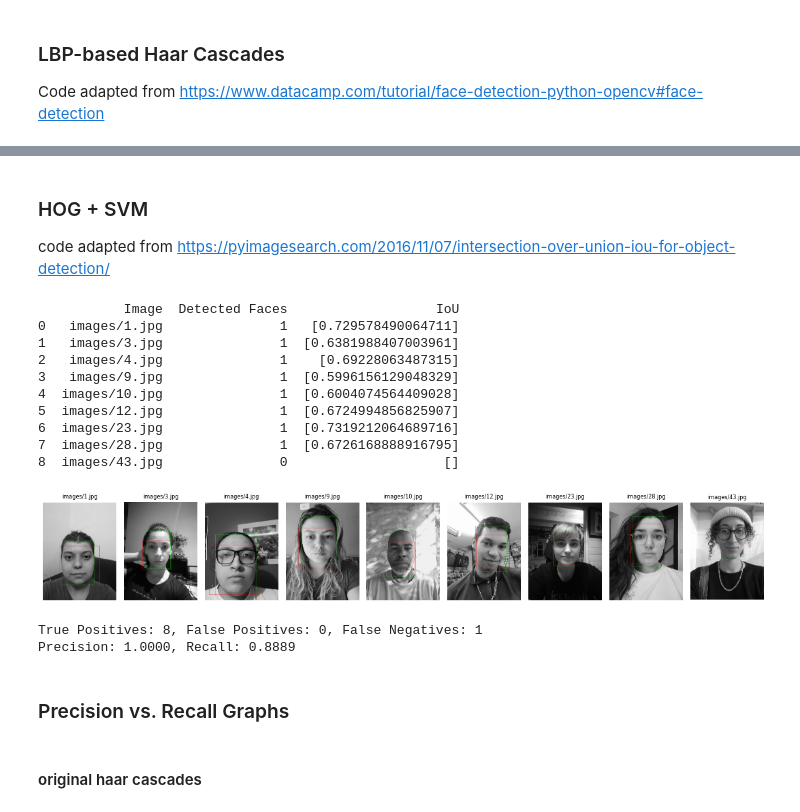
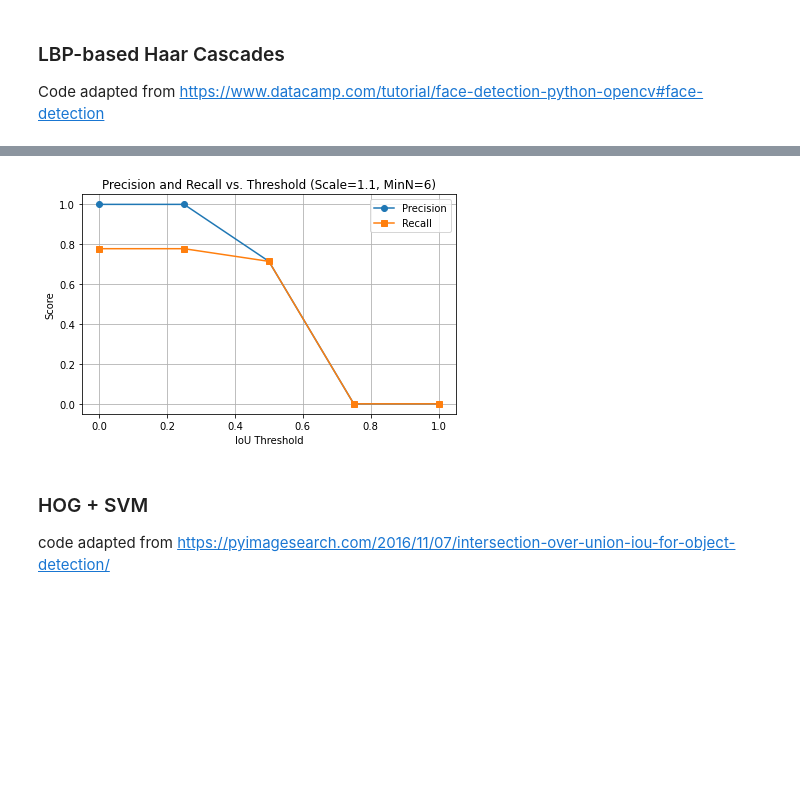
Before and after one commit to suxxmjz/encm-509-final-project, a Jupyter notebook: face_detection.ipynb, the cells around one changed output, grey strips where cells are left out. Cells and saved outputs as stored; diff of their text form; code cells hidden in the pictures; blank space fills up the shorter version.

```diff
--- a/face_detection.ipynb
+++ b/face_detection.ipynb
@@ -509,3 +691,31 @@ Precision: 0.0000, Recall: 0.0000
+# %%
+thresholds_6 = [0, 0.25, 0.50, 0.75, 1.0]
+precisions_6 = []
+recalls_6 = []
+
+for threshold_6 in thresholds_6:
+    TP_6, FP_6, FN_6 = calc_metrics_from_iou_threshold(threshold_6, df_results_6['IoU'])
+
+    precision_6 = TP_6 / (TP_6 + FP_6) if (TP_6 + FP_6) else 0
+    recall_6 = TP_6 / (TP_6 + FN_6) if (TP_6 + FN_6) else 0
+
+    precisions_6.append(precision_6)
+    recalls_6.append(recall_6)
+
+# Plotting precision and recall vs threshold
+plt.figure(figsize=(6, 4))
+plt.plot(thresholds_6, precisions_6, marker='o', label='Precision')
+plt.plot(thresholds_6, recalls_6, marker='s', label='Recall')
+
+plt.xlabel("IoU Threshold")
+plt.ylabel("Score")
+plt.title("Precision and Recall vs. Threshold (Scale=1.1, MinN=6)")
+plt.legend()
+plt.grid(True)
+plt.tight_layout()
+plt.show()
+# %% [output]
+[figure, added]
 # %% [markdown]
 ### HOG + SVM
 
@@ -594,35 +804,3 @@ def hog_svm_faces(images, truth_data):
         image_names.append(truth['name'])
 
     return results, processed_images, image_names, all_iou_scores
-
-results, processed_images, image_names, iou_scores = hog_svm_faces(grayscale_images, valid_truth_data)
-df_results_hog = pd.DataFrame(results)
-
-print(df_results_hog[['Image', 'Detected Faces', 'IoU']])
-display_images_in_grid(processed_images, image_names, images_per_row=9)
-
-TP, FP, FN = calc_metrics_from_iou_threshold(0.5, df_results_hog['IoU'])
-print(f"True Positives: {TP}, False Positives: {FP}, False Negatives: {FN}")
-
-precision = TP / (TP + FP)
-recall = TP / (TP + FN)
-
-print(f"Precision: {precision:.4f}, Recall: {recall:.4f}")
-# %% [output]
-           Image  Detected Faces                   IoU
-0   images/1.jpg               1   [0.729578490064711]
-1   images/3.jpg               1  [0.6381988407003961]
-2   images/4.jpg               1    [0.69228063487315]
-3   images/9.jpg               1  [0.5996156129048329]
-4  images/10.jpg               1  [0.6004074564409028]
-5  images/12.jpg               1  [0.6724994856825907]
-6  images/23.jpg               1  [0.7319212064689716]
-7  images/28.jpg               1  [0.6726168888916795]
-8  images/43.jpg               0                    []
-[figure, removed]
-True Positives: 8, False Positives: 0, False Negatives: 1
-Precision: 1.0000, Recall: 0.8889
-# %% [markdown]
-### Precision vs. Recall Graphs
-# %% [markdown]
-#### original haar cascades
```
Also changed, not shown: parts of 17 cells of this notebook, 1 other file.
